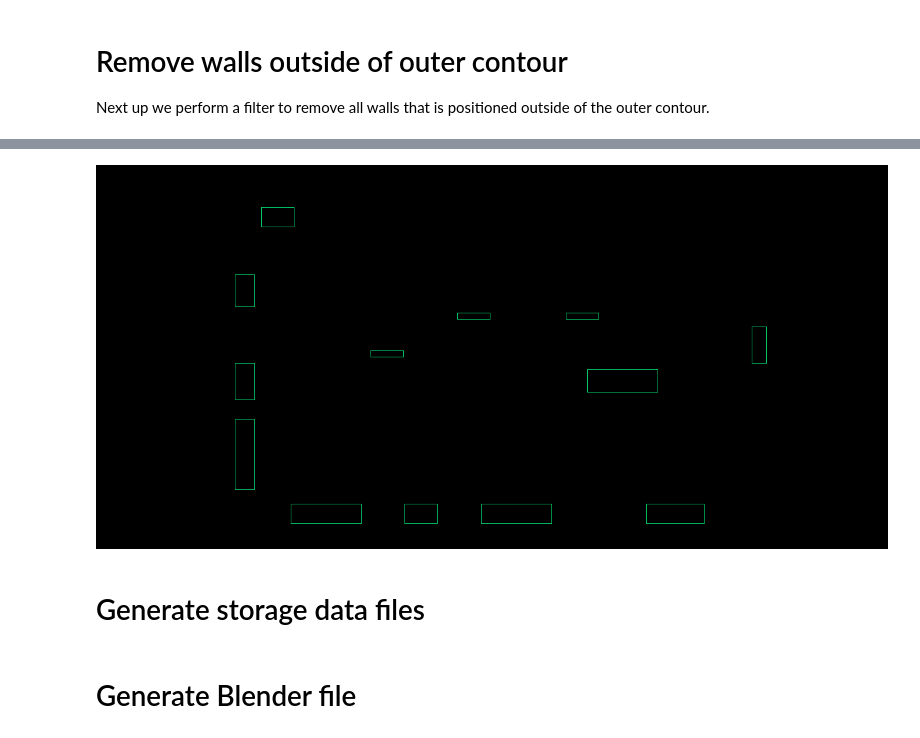
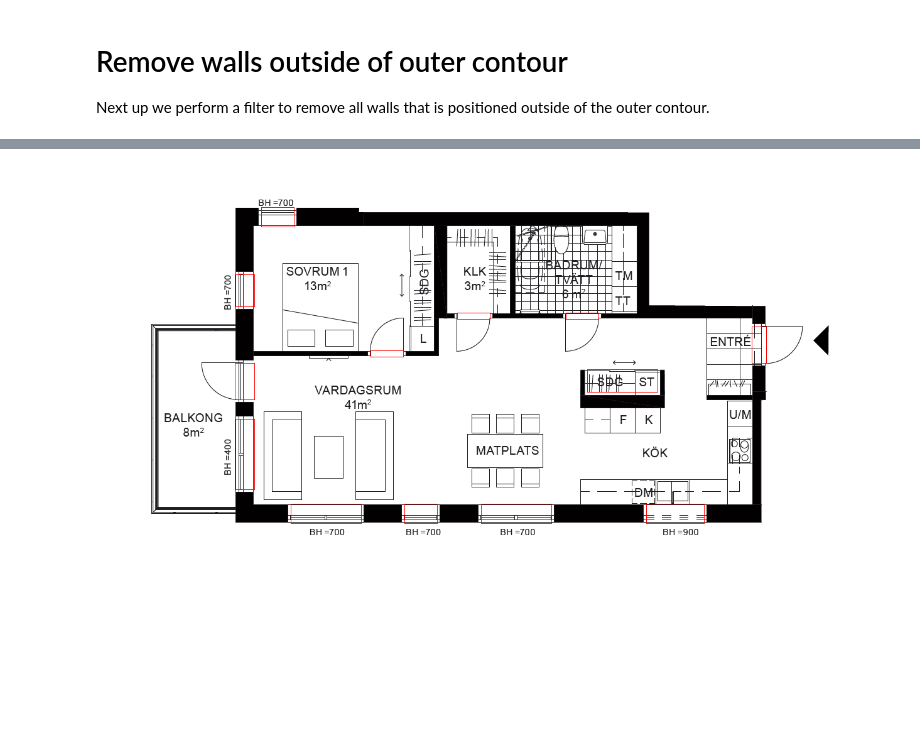
Before and after one commit to grebtsew/FloorplanToBlender3d, a Jupyter notebook: Docs/FloorplanToBlenderLibrary.ipynb, the cells around one changed output, grey strips where cells are left out. Saved outputs shown, nothing was run; the diff lists cells and outputs as text; code cells hidden in the pictures; blank space fills up the shorter version.

```diff
--- a/Docs/FloorplanToBlenderLibrary.ipynb
+++ b/Docs/FloorplanToBlenderLibrary.ipynb
@@ -117,14 +131,14 @@ display(Image.fromarray(blank_image))
 # %%
 # Create new blank image
-blank_image = np.zeros((height,width,3), np.uint8)
+blank_image = img.copy()
 
 doors, colored_doors = detect.find_details(gray.copy())
 gray_details = cv2.cvtColor(colored_doors, cv2.COLOR_BGR2GRAY)
 boxes, blank_image = detect.precise_boxes(
-    gray_details, blank_image, color=(0, 200, 100)
+    gray_details, blank_image, color=(255, 0, 0)
 )
 
 # Display
 display(Image.fromarray(blank_image))
 # %% [output]
-[figure, old version]
+[figure, new version]
@@ -140,2 +144,0 @@ display(Image.fromarray(blank_image))
-# %% [markdown]
-# Generate storage data files
@@ -144,2 +144,0 @@ display(Image.fromarray(blank_image))
-# %% [markdown]
-# Generate Blender file
```
Also changed, not shown: parts of 33 cells of this notebook, 2 other files.
